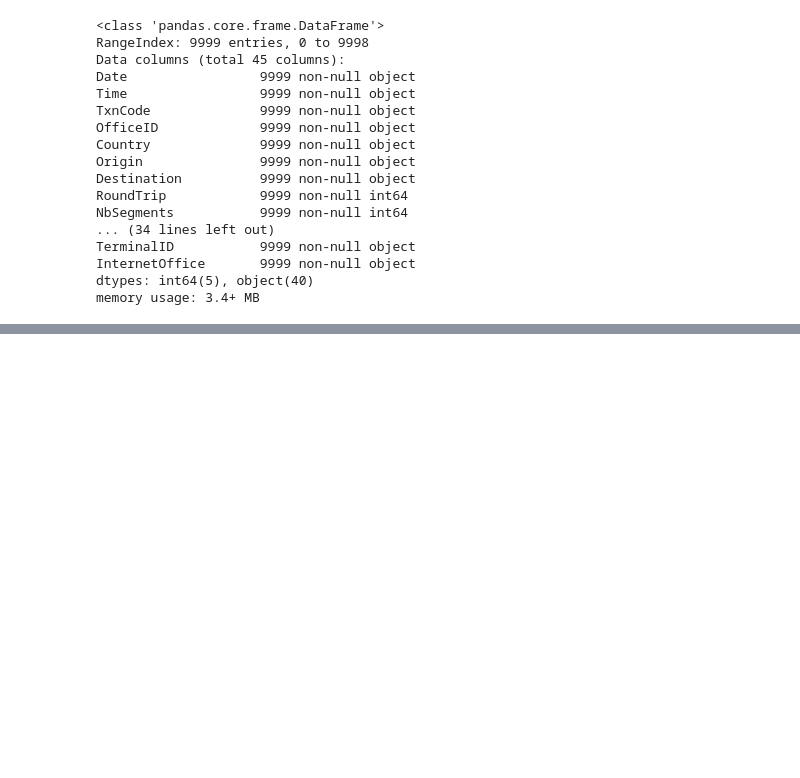
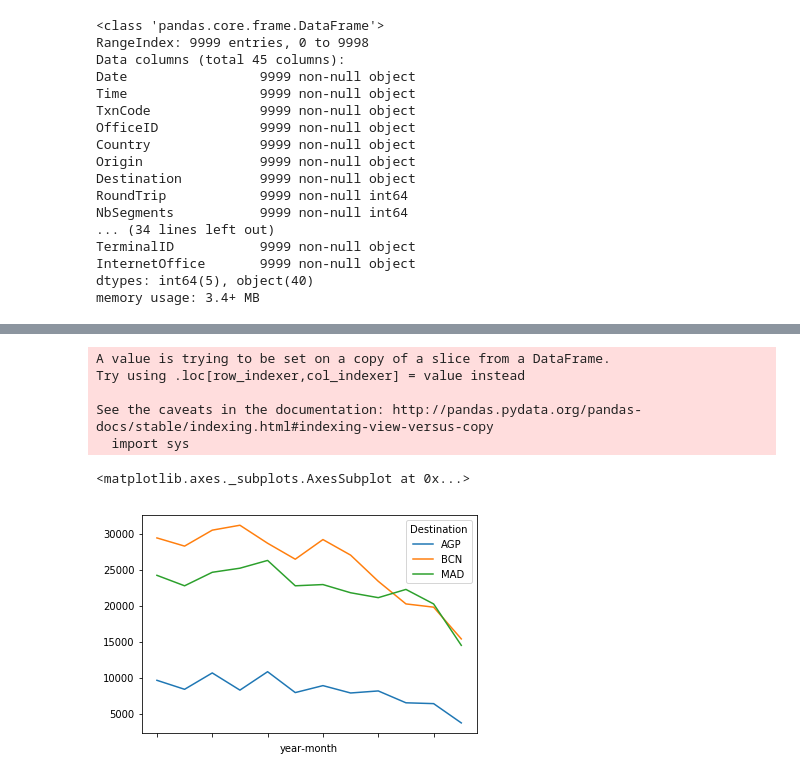
Before and after one commit to macomino/amadeuschallenge, a Jupyter notebook: Amadeus_challenge_2.ipynb, the cells around one changed output, grey strips where cells are left out. Cells and saved outputs as stored; diff of their text form; code cells hidden in the pictures; blank space fills up the shorter version.

```diff
--- a/Amadeus_challenge_2.ipynb
+++ b/Amadeus_challenge_2.ipynb
@@ -62,0 +199,27 @@ memory usage: 3.4+ MB
+# %%
+b = pd.read_csv('searches.csv.bz2', sep='^', usecols=['Date','Destination'], chunksize=1000000)
+
+sum_all_chunks=pd.DataFrame()
+for i, chunk in enumerate(b):
+    b = chunk.dropna()
+    filter = b[b['Destination'].isin(['MAD', 'BCN', 'AGP'])]
+    filter['year-month'] = filter['Date'].str[0:7]
+    group = filter.groupby(['Destination','year-month']).count()
+    group = group.reset_index()
+    sum_all_chunks = sum_all_chunks.append(group)
+
+#sum_all_chunks.head()
+total  = sum_all_chunks.groupby(['Destination','year-month']).sum()
+#total.head()
+group = total.reset_index()
+A=group.pivot("year-month", "Destination", "Date")
+A.head()
+A.plot()
+# %% [output]
+A value is trying to be set on a copy of a slice from a DataFrame.
+Try using .loc[row_indexer,col_indexer] = value instead
+
+See the caveats in the documentation: http://pandas.pydata.org/pandas-docs/stable/indexing.html#indexing-view-versus-copy
+  import sys
+<matplotlib.axes._subplots.AxesSubplot at 0x...>
+[figure, added]
```
Also changed, not shown: parts of 22 cells of this notebook.
